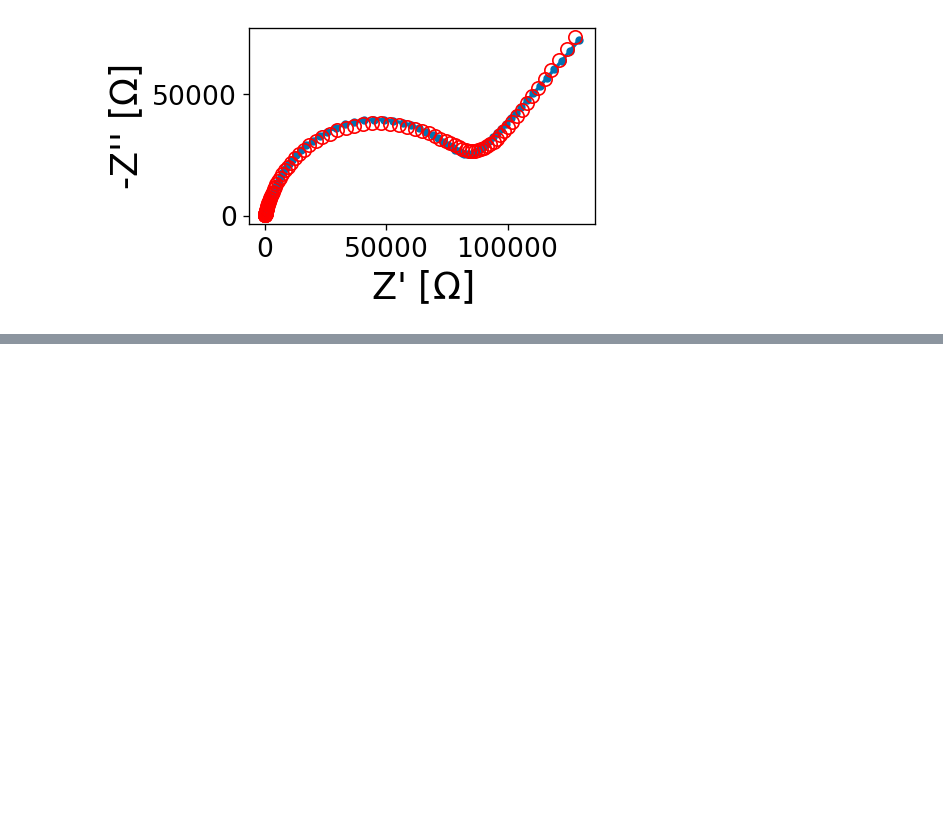
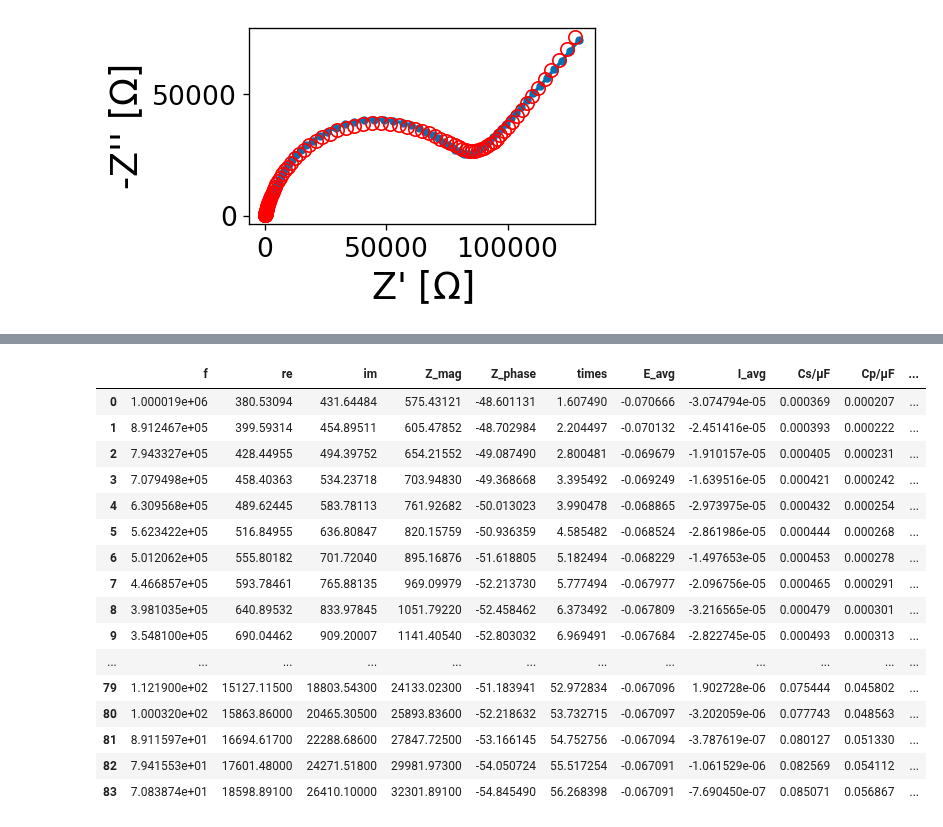
Before and after one commit to WildcatDiscovery/EIS_Manager, a Jupyter notebook: utils/test.ipynb, the cells around one changed output, grey strips where cells are left out. Cells and saved outputs as stored; diff of their text form; code cells hidden in the pictures; blank space fills up the shorter version.

```diff
--- a/utils/test.ipynb
+++ b/utils/test.ipynb
@@ -89,0 +63,20 @@ No handles with labels found to put in legend.
+# %%
+mpt.df_raw
+# %% [output]
+|  | f | re | im | Z_mag | Z_phase | times | E_avg | I_avg | Cs/µF | Cp/µF | ... |
+| 0 | 1.000019e+06 | 380.53094 | 431.64484 | 575.43121 | -48.601131 | 1.607490 | -0.070666 | -3.074794e-05 | 0.000369 | 0.000207 | ... |
+| 1 | 8.912467e+05 | 399.59314 | 454.89511 | 605.47852 | -48.702984 | 2.204497 | -0.070132 | -2.451416e-05 | 0.000393 | 0.000222 | ... |
+| 2 | 7.943327e+05 | 428.44955 | 494.39752 | 654.21552 | -49.087490 | 2.800481 | -0.069679 | -1.910157e-05 | 0.000405 | 0.000231 | ... |
+| 3 | 7.079498e+05 | 458.40363 | 534.23718 | 703.94830 | -49.368668 | 3.395492 | -0.069249 | -1.639516e-05 | 0.000421 | 0.000242 | ... |
+| 4 | 6.309568e+05 | 489.62445 | 583.78113 | 761.92682 | -50.013023 | 3.990478 | -0.068865 | -2.973975e-05 | 0.000432 | 0.000254 | ... |
+| 5 | 5.623422e+05 | 516.84955 | 636.80847 | 820.15759 | -50.936359 | 4.585482 | -0.068524 | -2.861986e-05 | 0.000444 | 0.000268 | ... |
+| 6 | 5.012062e+05 | 555.80182 | 701.72040 | 895.16876 | -51.618805 | 5.182494 | -0.068229 | -1.497653e-05 | 0.000453 | 0.000278 | ... |
+| 7 | 4.466857e+05 | 593.78461 | 765.88135 | 969.09979 | -52.213730 | 5.777494 | -0.067977 | -2.096756e-05 | 0.000465 | 0.000291 | ... |
+| 8 | 3.981035e+05 | 640.89532 | 833.97845 | 1051.79220 | -52.458462 | 6.373492 | -0.067809 | -3.216565e-05 | 0.000479 | 0.000301 | ... |
+| 9 | 3.548100e+05 | 690.04462 | 909.20007 | 1141.40540 | -52.803032 | 6.969491 | -0.067684 | -2.822745e-05 | 0.000493 | 0.000313 | ... |
+| ... | ... | ... | ... | ... | ... | ... | ... | ... | ... | ... | ... |
+| 79 | 1.121900e+02 | 15127.11500 | 18803.54300 | 24133.02300 | -51.183941 | 52.972834 | -0.067096 | 1.902728e-06 | 0.075444 | 0.045802 | ... |
+| 80 | 1.000320e+02 | 15863.86000 | 20465.30500 | 25893.83600 | -52.218632 | 53.732715 | -0.067097 | -3.202059e-06 | 0.077743 | 0.048563 | ... |
+| 81 | 8.911597e+01 | 16694.61700 | 22288.68600 | 27847.72500 | -53.166145 | 54.752756 | -0.067094 | -3.787619e-07 | 0.080127 | 0.051330 | ... |
+| 82 | 7.941553e+01 | 17601.48000 | 24271.51800 | 29981.97300 | -54.050724 | 55.517254 | -0.067091 | -1.061529e-06 | 0.082569 | 0.054112 | ... |
+| 83 | 7.083874e+01 | 18598.89100 | 26410.10000 | 32301.89100 | -54.845490 | 56.268398 | -0.067091 | -7.690450e-07 | 0.085071 | 0.056867 | ... |
```
Also changed, not shown: parts of 6 cells of this notebook, 13 other files.
